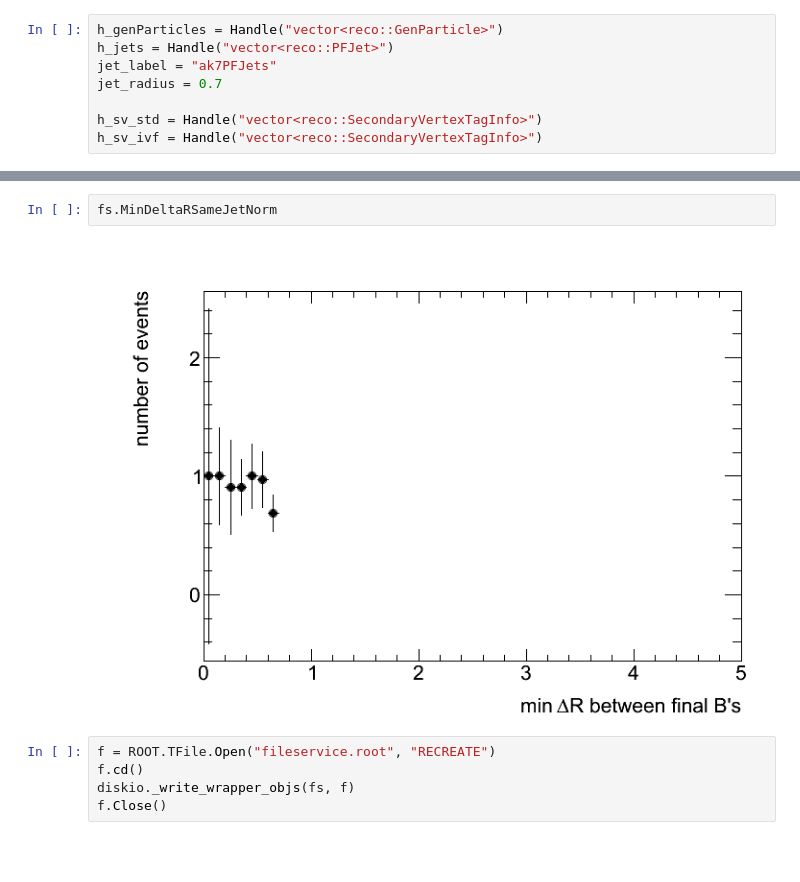
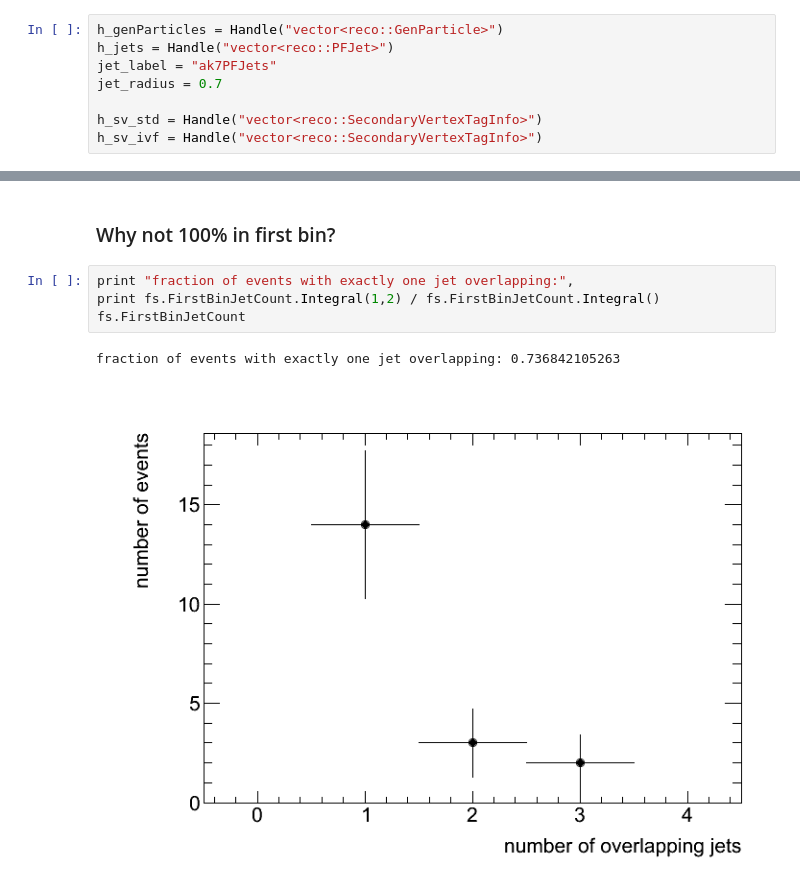
Before and after one commit to HeinerTholen/BTagDeltaR, a Jupyter notebook: Testing/python/iPyFwLite.ipynb, the cells around one changed output, grey strips where cells are left out. Drawn from its saved outputs; the diff is of its cells as text; blank space fills up the shorter version.

```diff
--- a/Testing/python/iPyFwLite.ipynb
+++ b/Testing/python/iPyFwLite.ipynb
@@ -86,9 +156,9 @@ fs.MinDeltaR
-# %%
-fs.MinDeltaRSameJetNorm
-# %% [output]
-[figure, removed]
-# %%
-f = ROOT.TFile.Open("fileservice.root", "RECREATE")
-f.cd()
-diskio._write_wrapper_objs(fs, f)
-f.Close()
+# %% [markdown]
+### Why not 100% in first bin?
+# %%
+print "fraction of events with exactly one jet overlapping:",
+print fs.FirstBinJetCount.Integral(1,2) / fs.FirstBinJetCount.Integral()
+fs.FirstBinJetCount
+# %% [output]
+fraction of events with exactly one jet overlapping: 0.736842105263
+[figure, added]
```
Also changed, not shown: parts of 23 cells of this notebook.
